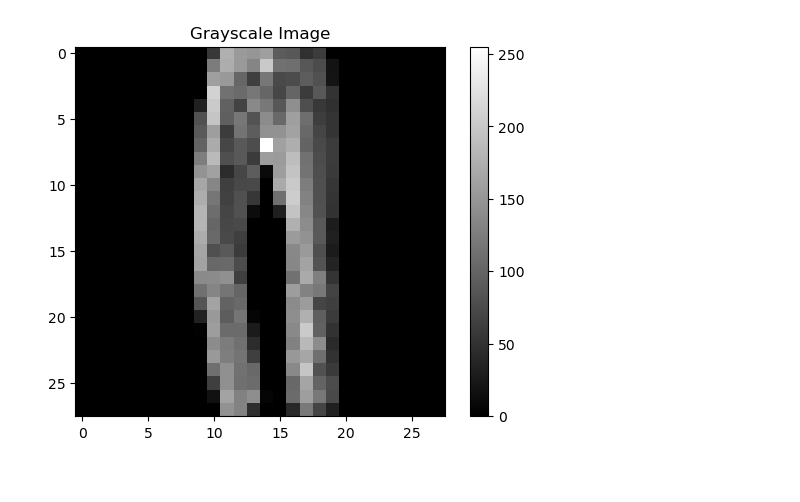
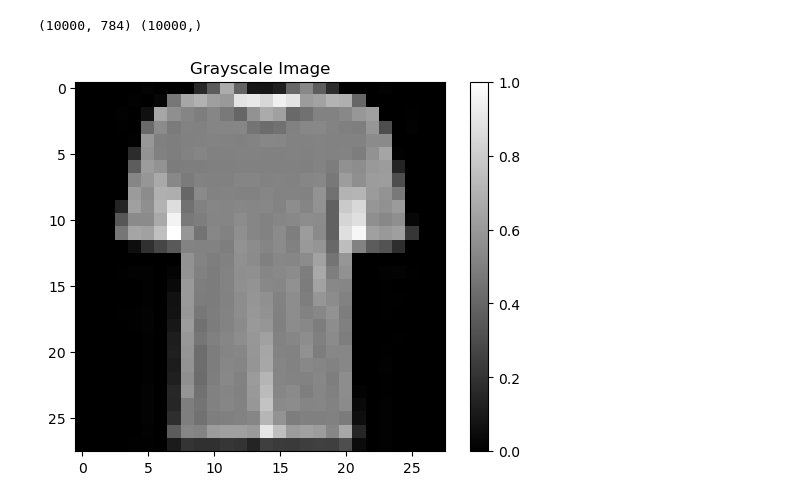
Before and after one commit to eloplope/Fashion-classifier, a Jupyter notebook: exploratory_analysis.ipynb, the cells around one changed output. Cells and saved outputs as stored; diff of their text form; code cells hidden in the pictures.

```diff
--- a/exploratory_analysis.ipynb
+++ b/exploratory_analysis.ipynb
@@ -3,21 +3,28 @@ import numpy as np
 import pandas as pd
 import matplotlib.pyplot as plt
 # %%
-training_data = np.load('C://Users//krist//Desktop//ITU//3_semester//machine_learning//MLProject2024//MLProject2024//fashion_train.npy')
+training_data = np.load('../fashion_train.npy')
 # %%
-image = [i for i in training_data[:][:-1]]
-label = [i for i in training_data[:][-1]]
+image_features = [i for i in training_data[:,:-1]]
+image_labels = [i for i in training_data[:,-1]]
+
+image_features = np.array(image_features)
+image_labels = np.array(image_labels)
+
+print(image_features.shape, image_labels.shape)
+# %% [output]
+(10000, 784) (10000,)
+# %%
+# Normalise pixel values to be between 0 and 1.
+image_features_norm = image_features / 255
 # %%
-import numpy as np
-import matplotlib.pyplot as plt
+# Test en hest.
+image_x = image_features_norm[0].reshape(28, 28)
 
-# Reshape the data assuming it's a 28x28 image
-image_data = training_data[1][:-1].reshape(28, 28)
-
-# Plotting the grayscale image
-plt.imshow(image_data, cmap='gray', vmin=0, vmax=255)
+# Plotting a grayscale image of random data
+plt.imshow(image_x, cmap='gray', vmin=0, vmax=1)
 plt.colorbar()
 plt.title("Grayscale Image")
 plt.show()
 # %% [output]
-[figure, old version]
+[figure, new version]
```
Also changed, not shown: parts of 4 cells of this notebook, 2 other files.
